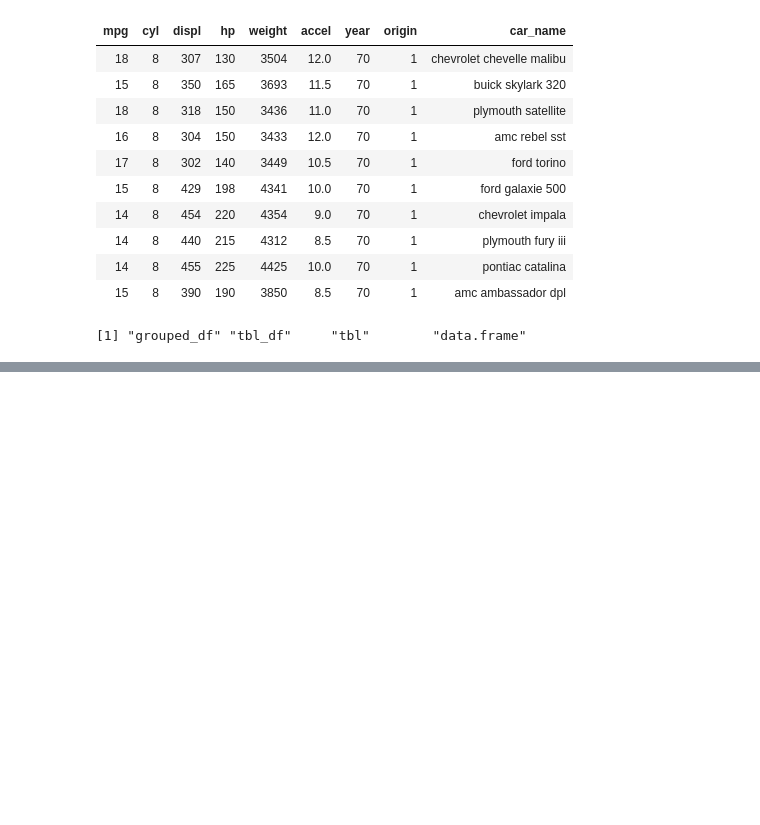
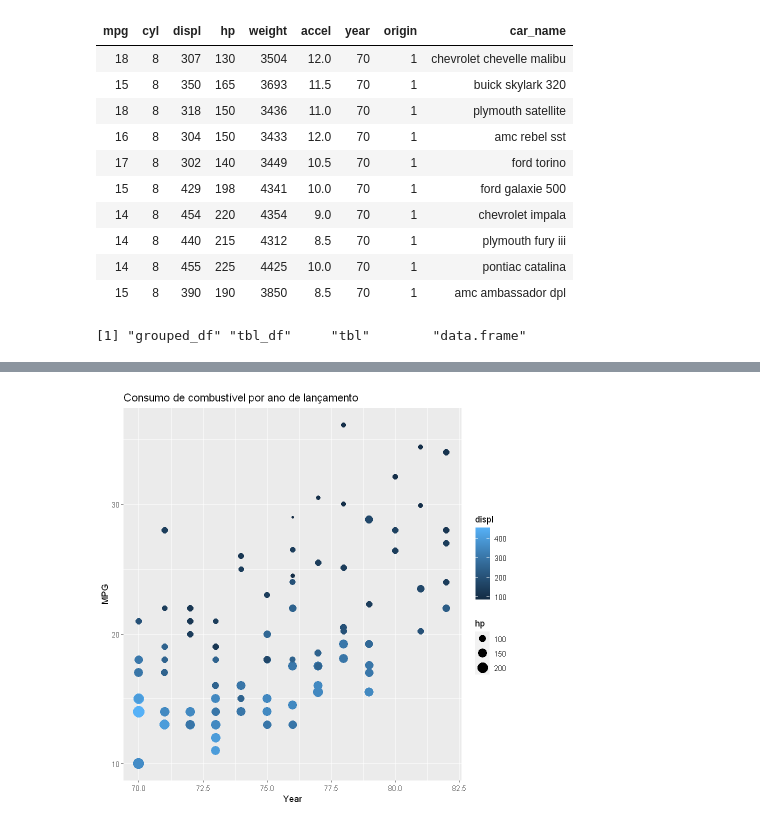
Before and after one commit to Anluhen/R, a Jupyter notebook: 19 - Tidyverse - Parte 2.ipynb, the cells around one changed output, grey strips where cells are left out. Saved outputs shown, nothing was run; the diff lists cells and outputs as text; code cells hidden in the pictures; blank space fills up the shorter version.

```diff
--- a/19 - Tidyverse - Parte 2.ipynb
+++ b/19 - Tidyverse - Parte 2.ipynb
@@ -271,0 +381,6 @@ class(mpg_group7)
+# %%
+mpg_data %>%
+    filter(grepl("chevrolet|ford", car_name)) %>%
+    ggplot(aes(year, mpg, size = hp, colour = displ)) + geom_point() +
+    labs(title = "Consumo de combustível por ano de lançamento", x= "Year", y = "MPG")
+# %% [output]
@@ -271,0 +389 @@ class(mpg_group7)
+[figure, added]
```
Also changed, not shown: parts of 12 cells of this notebook.
